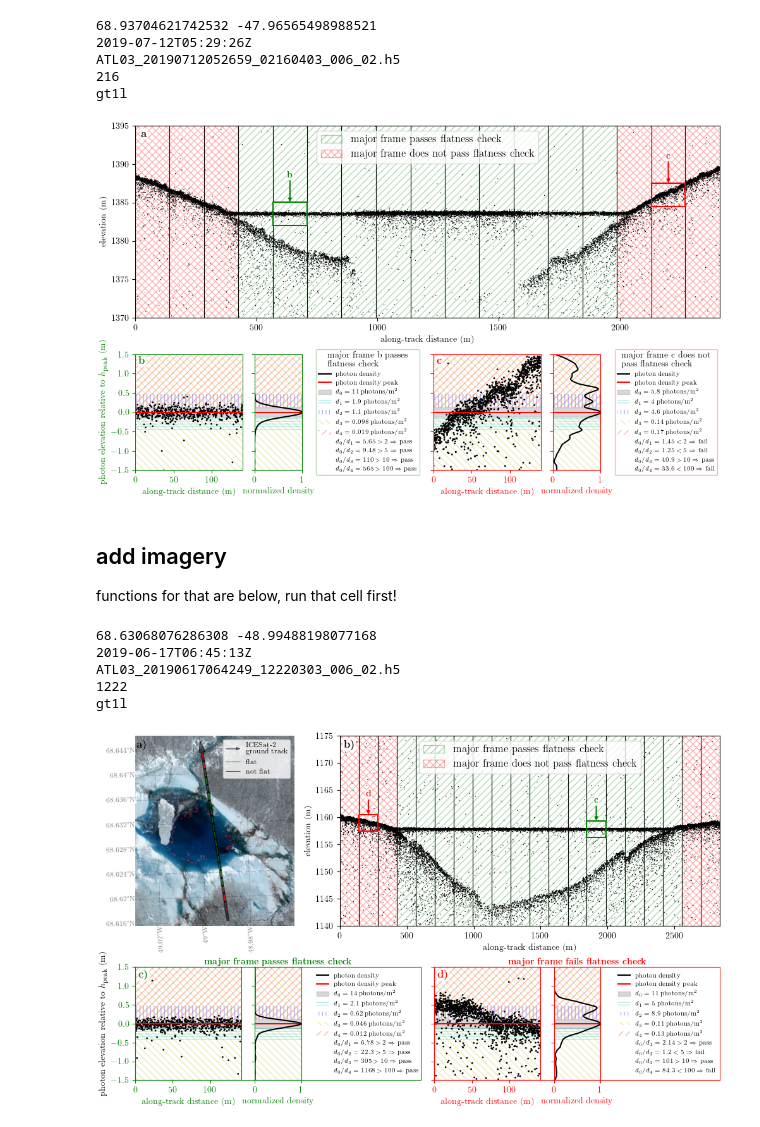
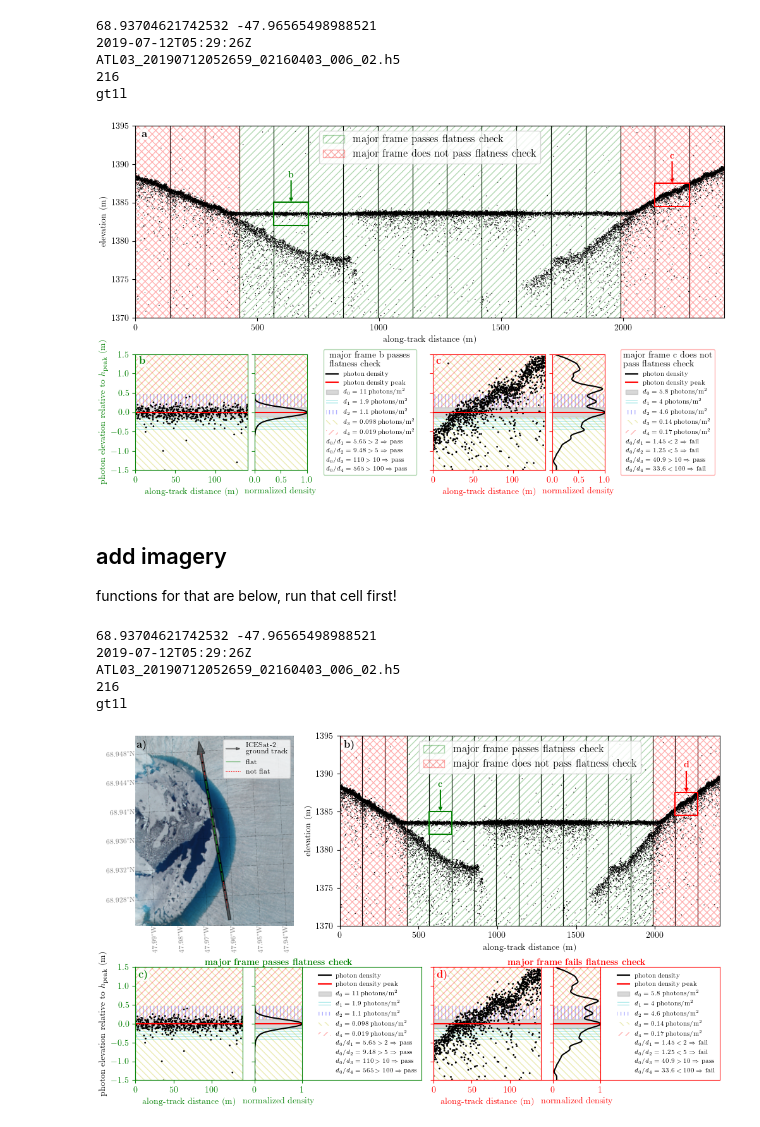
Before and after one commit to fliphilipp/icelakes-methods, a Jupyter notebook: 01_flatness_check.ipynb, the cells around one changed output. Saved outputs shown, nothing was run; the diff lists cells and outputs as text; code cells hidden in the pictures.

Commit message:
fig legend indents on flatness check figure

```diff
--- a/01_flatness_check.ipynb
+++ b/01_flatness_check.ipynb
@@ -54,6 +54,23 @@ def set_axis_color(ax, axcolor):
     ax.yaxis.label.set_color(axcolor)
     ax.xaxis.label.set_color(axcolor)
     ax.title.set_color(axcolor)
+
+from matplotlib.patches import Patch
+def style_legend_titles_by_removing_handles(leg: matplotlib.legend.Legend) -> None:
+    for col in leg._legend_handle_box.get_children():
+        row = col.get_children()
+        new_children: list[plt.Artist] = []
+        for hpacker in row:
+            if not isinstance(hpacker, matplotlib.offsetbox.HPacker):
+                new_children.append(hpacker)
+                continue
+            drawing_area, text_area = hpacker.get_children()
+            handle_artists = drawing_area.get_children()
+            if not all(a.get_visible() for a in handle_artists):
+                new_children.append(text_area)
+            else:
+                new_children.append(hpacker)
+        col._children = new_children
 
 def flatness_check(imf, df, dfm, axs=None, ax_color='k', ax_lab='', plot=False, normalize_to_zero=False, legendtitle=True):
 
@@ -253,10 +270,14 @@ def flatness_check(imf, df, dfm, axs=None, ax_color='k', ax_lab='', plot=False,
         p3 = 'pass' if r_3>min_snr_surface else 'fail'
         p4 = 'pass' if r_4>min_snr_vs_all_above else 'fail'
 
-        r1 = ax.scatter(0,0,alpha=0, label=r'$d_0/d_1 = %s %s %g \Rightarrow$ %s' % (sf3(r_1),s1,rel_dens_lower_thresh,p1))
-        r2 = ax.scatter(0,0,alpha=0, label=r'$d_0/d_2 = %s %s %g \Rightarrow$ %s' % (sf3(r_2),s2,rel_dens_upper_thresh,p2))
-        r3 = ax.scatter(0,0,alpha=0, label=r'$d_0/d_3 = %s %s %g \Rightarrow$ %s' % (sf3(r_3),s3,min_snr_surface,p3))
-        r4 = ax.scatter(0,0,alpha=0, label=r'$d_0/d_4 = %s %s %g \Rightarrow$ %s' % (sf3(r_4),s4,min_snr_vs_all_above,p4))
+        # r1 = ax.scatter(0,0,alpha=0, label=r'$d_0/d_1 = %s %s %g \Rightarrow$ %s' % (sf3(r_1),s1,rel_dens_lower_thresh,p1))
+        # r2 = ax.scatter(0,0,alpha=0, label=r'$d_0/d_2 = %s %s %g \Rightarrow$ %s' % (sf3(r_2),s2,rel_dens_upper_thresh,p2))
+        # r3 = ax.scatter(0,0,alpha=0, label=r'$d_0/d_3 = %s %s %g \Rightarrow$ %s' % (sf3(r_3),s3,min_snr_surface,p3))
+        # r4 = ax.scatter(0,0,alpha=0, label=r'$d_0/d_4 = %s %s %g \Rightarrow$ %s' % (sf3(r_4),s4,min_snr_vs_all_above,p4))
+        r1 = Patch(visible=False, label=r'$d_0/d_1 = %s %s %g \Rightarrow$ %s' % (sf3(r_1),s1,rel_dens_lower_thresh,p1))
+        r2 = Patch(visible=False, label=r'$d_0/d_2 = %s %s %g \Rightarrow$ %s' % (sf3(r_2),s2,rel_dens_upper_thresh,p2))
+        r3 = Patch(visible=False, label=r'$d_0/d_3 = %s %s %g \Rightarrow$ %s' % (sf3(r_3),s3,min_snr_surface,p3))
+        r4 = Patch(visible=False, label=r'$d_0/d_4 = %s %s %g \Rightarrow$ %s' % (sf3(r_4),s4,min_snr_vs_all_above,p4))
 
         ax = axs[2]
         hdls = [dens, surf, dens0, dens1, dens2, dens3, dens4, r1, r2, r3, r4]
@@ -275,6 +296,7 @@ def flatness_check(imf, df, dfm, axs=None, ax_color='k', ax_lab='', plot=False,
             leg = ax.legend(handles=hdls, fontsize=7, loc='center', framealpha=0.3)
             frame = leg.get_frame()
             frame.set_edgecolor('none')
+        style_legend_titles_by_removing_handles(leg)
 
     return yl_return, is_flat_like_lake
 # %%
@@ -389,7 +411,7 @@ plt.savefig('plots/flatness_check_%d.jpg' % ilake, dpi=600)
 ATL03_20190712052659_02160403_006_02.h5
 216
 gt1l
-[figure, old version]
+[figure, new version]
 # %% [markdown]
 ## add imagery
 functions for that are below, run that cell first!
@@ -409,7 +431,7 @@ imfs = [(4,15),
         (13,1)
        ]
 
-ilake = 2
+ilake = 0
 file = files[ilake]
 ylm = ylms[ilake]
 iimf = imfs[ilake]
@@ -535,38 +557,38 @@ img, center_lon, center_lat = plot_imagery(fn=file, days_buffer=days_buffer, max
 hdl_arr, hdls_ext = add_gt_to_imagery(file, img, ax, arrow_width=40, arrow_col=(0,0,0,0.5), arrow_ls='-', line_col='r',
     arrow_label='ICESat-2\nground track', line_width=0.75, bounds=bounds, passing_list=is_flat_list, arrow_extend=0.15)
 ax.legend(handles=[hdl_arr]+hdls_ext, loc='upper right', fontsize=8,
           handler_map={mpatches.FancyArrow : HandlerPatch(patch_func=make_legend_arrow)})
 
 if (img_aspect > 1):
     h_rng = img.bounds.top - img.bounds.bottom
     cntr = (img.bounds.right + img.bounds.left) / 2
     ax.set_xlim(cntr-0.5*h_rng/img_aspect, cntr+0.5*h_rng/img_aspect)
 elif img_aspect < 1:
     w_rng = img.bounds.right - img.bounds.left
     cntr = (img.bounds.top + img.bounds.bottom) / 2
     ax.set_ylim(cntr-0.5*w_rng*img_aspect, cntr+0.5*w_rng/img_aspect)
 
 add_graticule(img, ax)
 
 axs[0].text(0.01, 0.98, r'\textbf{a)}', transform=axs[0].transAxes, color='k', ha='left', va='top', fontsize=12)
 axs[1].text(0.01, 0.98, r'\textbf{b)}', transform=axs[1].transAxes, color='k', ha='left', va='top', fontsize=12, bbox=boxprops)
 
 # fig.tight_layout(pad=0.1, h_pad=0.1, v_pad=0.1)
 gs.tight_layout(fig, pad=0.3, w_pad=0.3)
 
 plt.savefig('plots/flatness_check_imagery%d.jpg' % ilake, dpi=600)
 
 # for ilake = 0
 # product_id: S2A_MSIL2A_20190713T150921_N0213_R025_T22WFB_20190713T191839
 #     - time difference: 1 day, 2:44:04
 #     - mean cloud probability: 7.9
 # %% [output]
-68.63068076286308 -48.99488198077168
-2019-06-17T06:45:13Z
-ATL03_20190617064249_12220303_006_02.h5
-1222
+68.93704621742532 -47.96565498988521
+2019-07-12T05:29:26Z
+ATL03_20190712052659_02160403_006_02.h5
+216
 gt1l
-[figure, old version]
+[figure, new version]
 # %%
 #####################################################################
 def add_gt_to_imagery(fn, img, ax, xlm=[None, None], arrow_width=20, arrow_col='k', arrow_ls='-', line_col='r', line_width=1,
```
Also changed, not shown: parts of 1 cell of this notebook, 1 other file.
